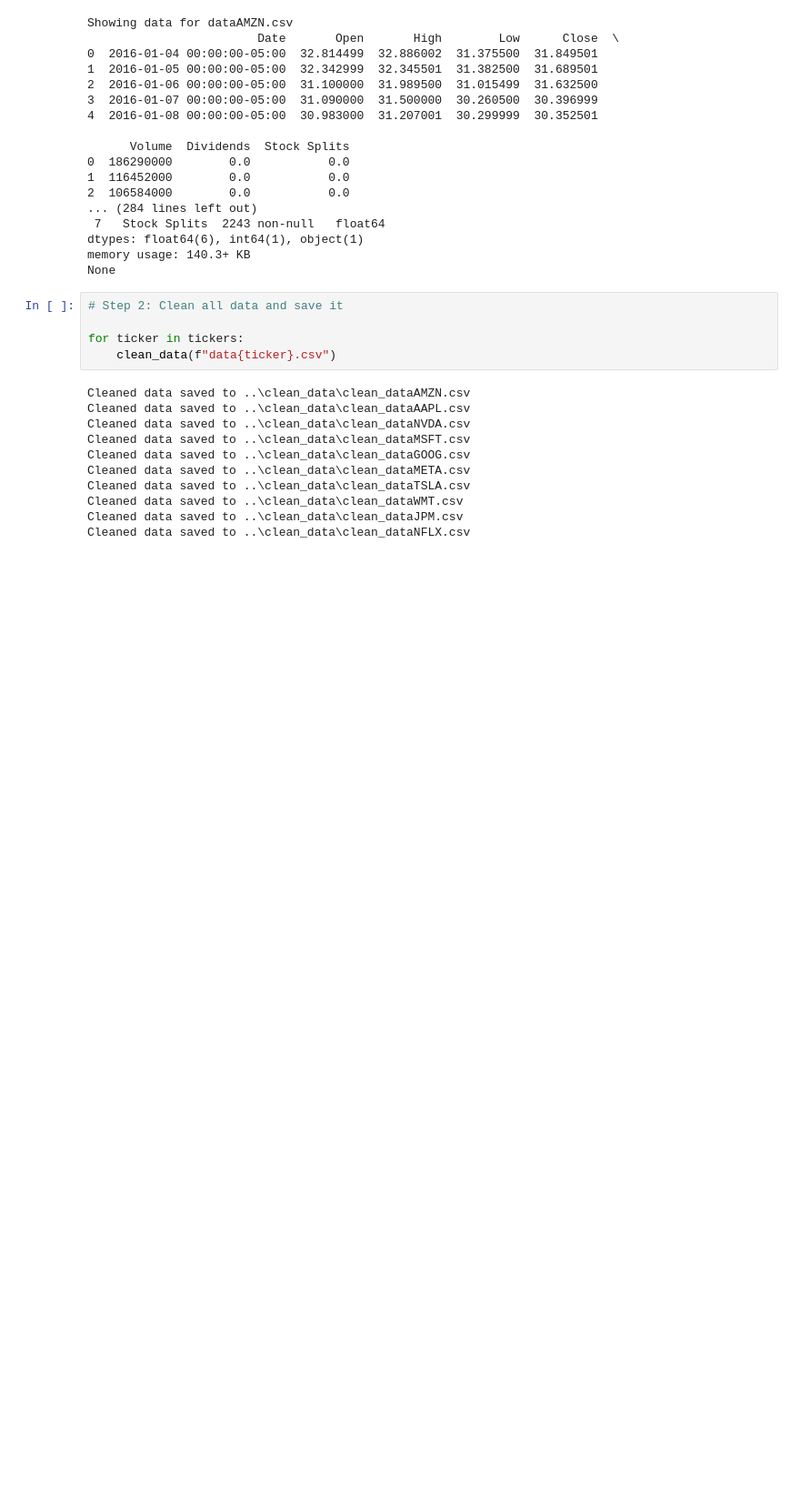
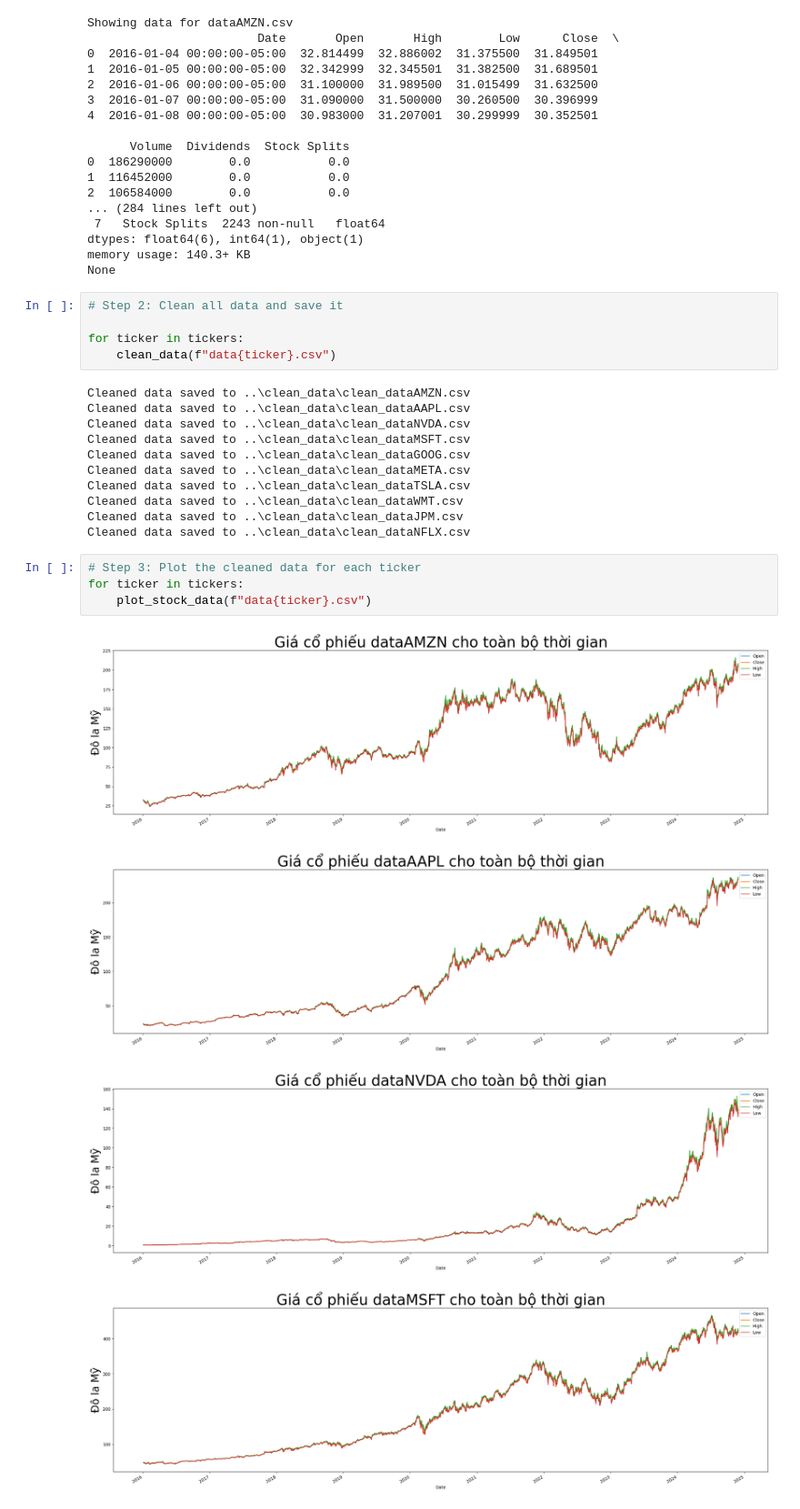
Before and after one commit to TranDuyKhanh20215213/DataScienceProject, a Jupyter notebook: Data-Science-Stock-Price-Prediction-main/main_code/clean_data.ipynb, the cells around one changed output. Shown at 91% size. Cells and saved outputs as stored; diff of their text form; blank space fills up the shorter version.

```diff
--- a/Data-Science-Stock-Price-Prediction-main/main_code/clean_data.ipynb
+++ b/Data-Science-Stock-Price-Prediction-main/main_code/clean_data.ipynb
@@ -76,3 +125,12 @@ Cleaned data saved to ..\clean_data\clean_dataTSLA.csv
 Cleaned data saved to ..\clean_data\clean_dataWMT.csv
 Cleaned data saved to ..\clean_data\clean_dataJPM.csv
 Cleaned data saved to ..\clean_data\clean_dataNFLX.csv
+# %%
+# Step 3: Plot the cleaned data for each ticker
+for ticker in tickers:
+    plot_stock_data(f"data{ticker}.csv")
+# %% [output]
+[figure, added]
+[figure, added]
+[figure, added]
+[figure, added]
```
Also changed, not shown: parts of 2 cells of this notebook.
